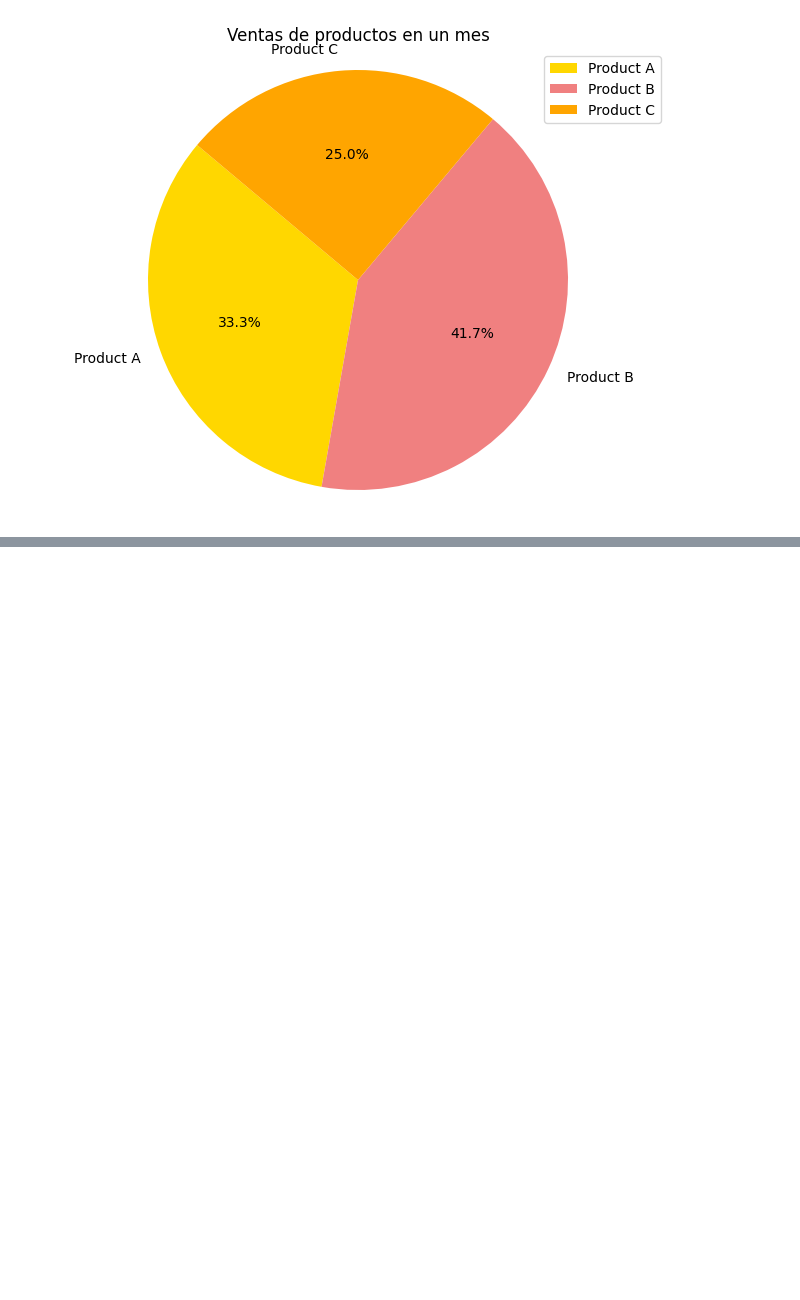
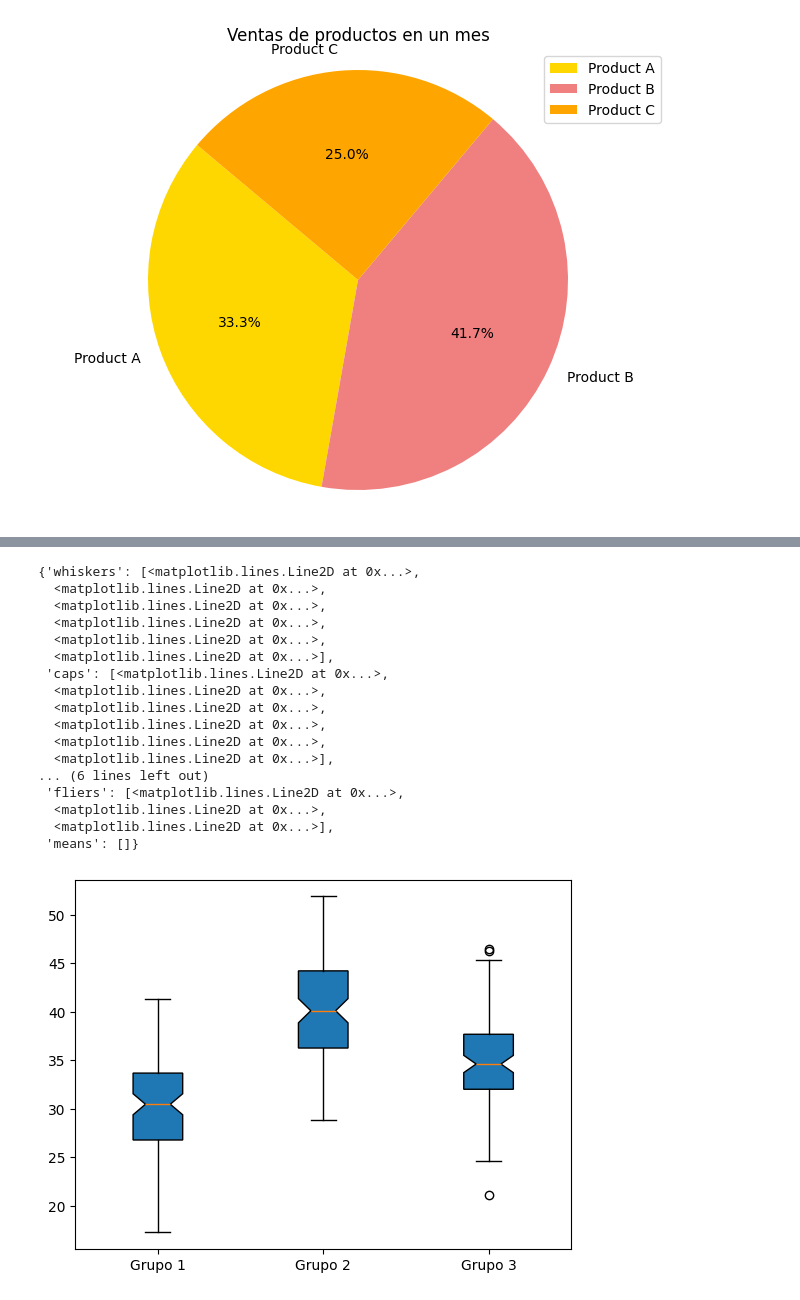
Before and after one commit to hectoras20/py-proyects, a Jupyter notebook: data-analysis/mathplot/herramientas_mathplotlib.ipynb, the cells around one changed output, grey strips where cells are left out. Cells and saved outputs as stored; diff of their text form; code cells hidden in the pictures; blank space fills up the shorter version.

Commit message:
Completé las herramientas de visualización gráfica que ofrece Matplotlib, reorganicé su directorio

```diff
--- a/data-analysis/mathplot/herramientas_mathplotlib.ipynb
+++ b/data-analysis/mathplot/herramientas_mathplotlib.ipynb
@@ -205,0 +261,4 @@ plt.show()
+# %%
+np.random.seed(0)
+# Crearemos una lista de arrays donde voy a tener información de edades
+ages = [np.random.normal(30,5,100), np.random.normal(40,5,100), np.random.normal(35,5,100)]
@@ -205,0 +272,23 @@ plt.show()
+# %%
+plt.boxplot(ages, patch_artist=True, notch=True, vert=True, labels=['Grupo 1', 'Grupo 2', 'Grupo 3'])
+
+# Repetimos nombrar nuestros elementos y mostramos.
+# %% [output]
+{'whiskers': [<matplotlib.lines.Line2D at 0x...>,
+  <matplotlib.lines.Line2D at 0x...>,
+  <matplotlib.lines.Line2D at 0x...>,
+  <matplotlib.lines.Line2D at 0x...>,
+  <matplotlib.lines.Line2D at 0x...>,
+  <matplotlib.lines.Line2D at 0x...>],
+ 'caps': [<matplotlib.lines.Line2D at 0x...>,
+  <matplotlib.lines.Line2D at 0x...>,
+  <matplotlib.lines.Line2D at 0x...>,
+  <matplotlib.lines.Line2D at 0x...>,
+  <matplotlib.lines.Line2D at 0x...>,
+  <matplotlib.lines.Line2D at 0x...>],
+... (6 lines left out)
+ 'fliers': [<matplotlib.lines.Line2D at 0x...>,
+  <matplotlib.lines.Line2D at 0x...>,
+  <matplotlib.lines.Line2D at 0x...>],
+ 'means': []}
+[figure, added]
```
Also changed, not shown: parts of 14 cells of this notebook, 24 other files.
